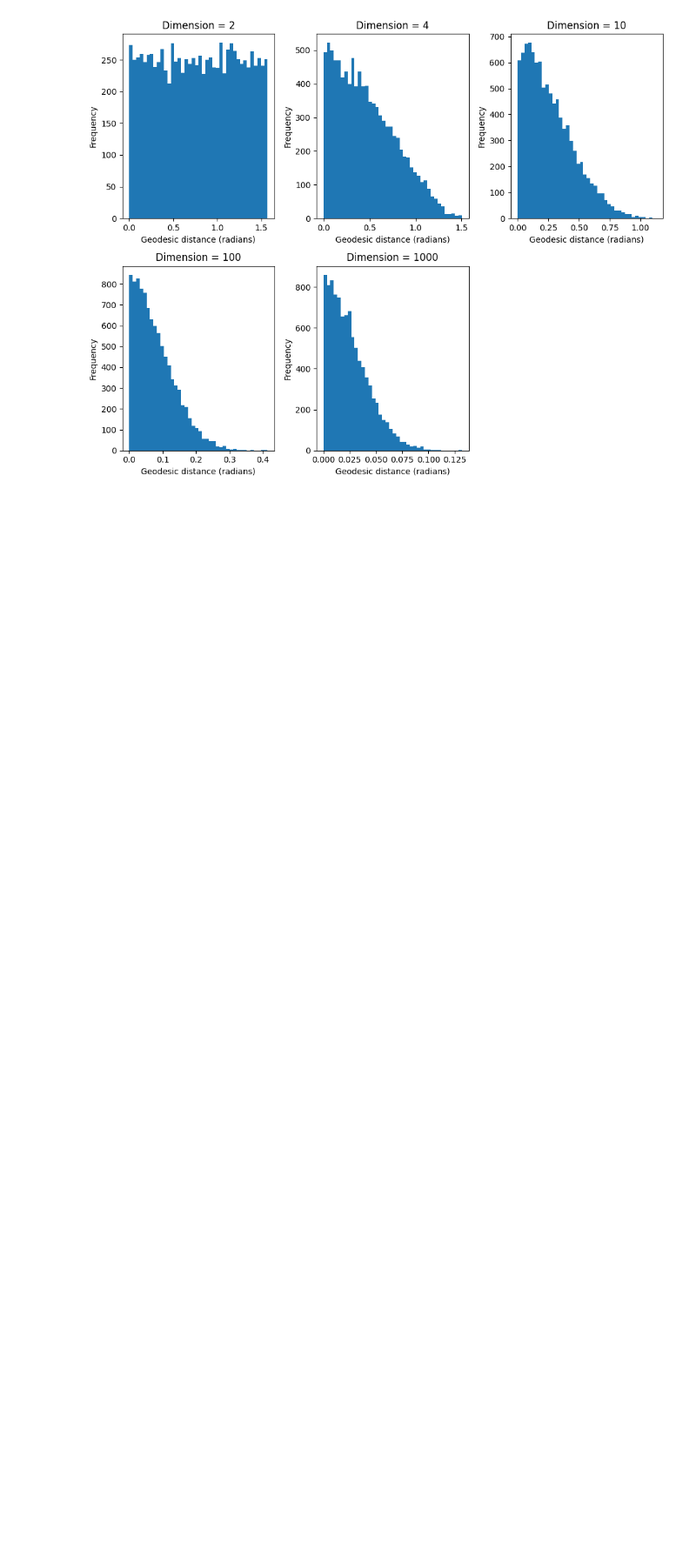
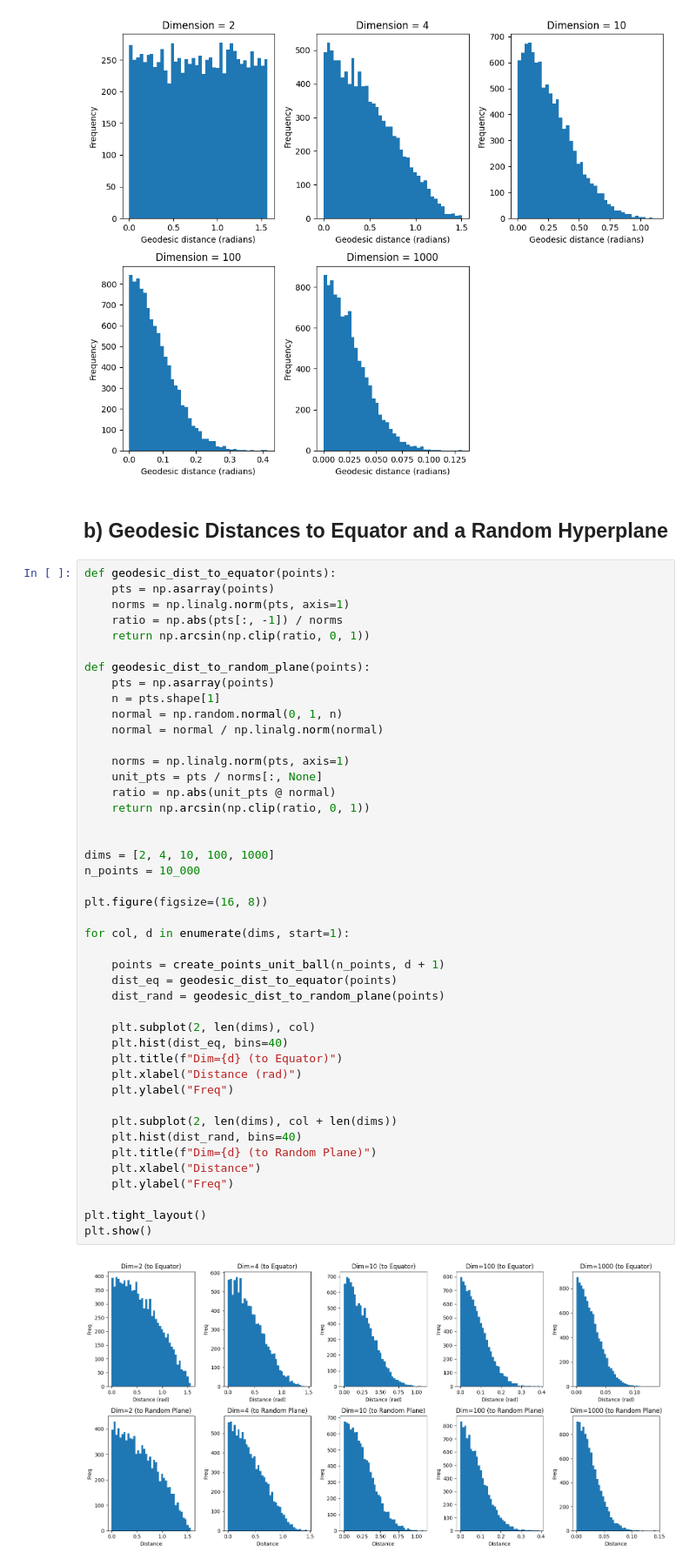
Before and after one commit to pouriaSameti/Mathematics-For-Data-Science, a Jupyter notebook: Project 1/code.ipynb, the cells around one changed output. Shown: that part at 87% size. Drawn from its saved outputs; the diff is of its cells as text; blank space fills up the shorter version.

Commit message:
Priject 1: add geodesic distance analysis for equator and random hyperplane.

```diff
--- a/Project 1/code.ipynb
+++ b/Project 1/code.ipynb
@@ -56,3 +56,51 @@ plt.tight_layout()
 plt.show()
 # %% [output]
 [figure]
+# %% [markdown]
+## b) Geodesic Distances to Equator and a Random Hyperplane
+# %%
+def geodesic_dist_to_equator(points):
+    pts = np.asarray(points)
+    norms = np.linalg.norm(pts, axis=1)
+    ratio = np.abs(pts[:, -1]) / norms
+    return np.arcsin(np.clip(ratio, 0, 1))
+
+def geodesic_dist_to_random_plane(points):
+    pts = np.asarray(points)
+    n = pts.shape[1]
+    normal = np.random.normal(0, 1, n)
+    normal = normal / np.linalg.norm(normal)
+
+    norms = np.linalg.norm(pts, axis=1)
+    unit_pts = pts / norms[:, None]
+    ratio = np.abs(unit_pts @ normal)
+    return np.arcsin(np.clip(ratio, 0, 1))
+
+
+dims = [2, 4, 10, 100, 1000]
+n_points = 10_000
+
+plt.figure(figsize=(16, 8))
+
+for col, d in enumerate(dims, start=1):
+
+    points = create_points_unit_ball(n_points, d + 1)
+    dist_eq = geodesic_dist_to_equator(points)
+    dist_rand = geodesic_dist_to_random_plane(points)
+
+    plt.subplot(2, len(dims), col)
+    plt.hist(dist_eq, bins=40)
+    plt.title(f"Dim={d} (to Equator)")
+    plt.xlabel("Distance (rad)")
+    plt.ylabel("Freq")
+
+    plt.subplot(2, len(dims), col + len(dims))
+    plt.hist(dist_rand, bins=40)
+    plt.title(f"Dim={d} (to Random Plane)")
+    plt.xlabel("Distance")
+    plt.ylabel("Freq")
+
+plt.tight_layout()
+plt.show()
+# %% [output]
+[figure, added]
```
